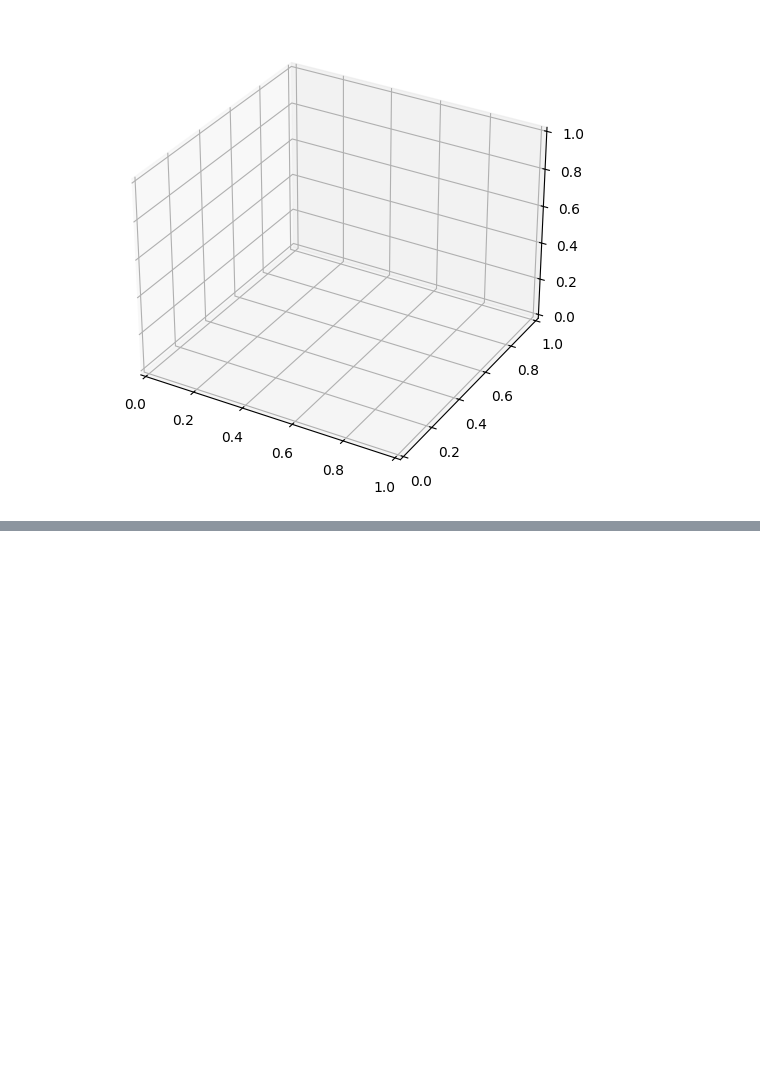
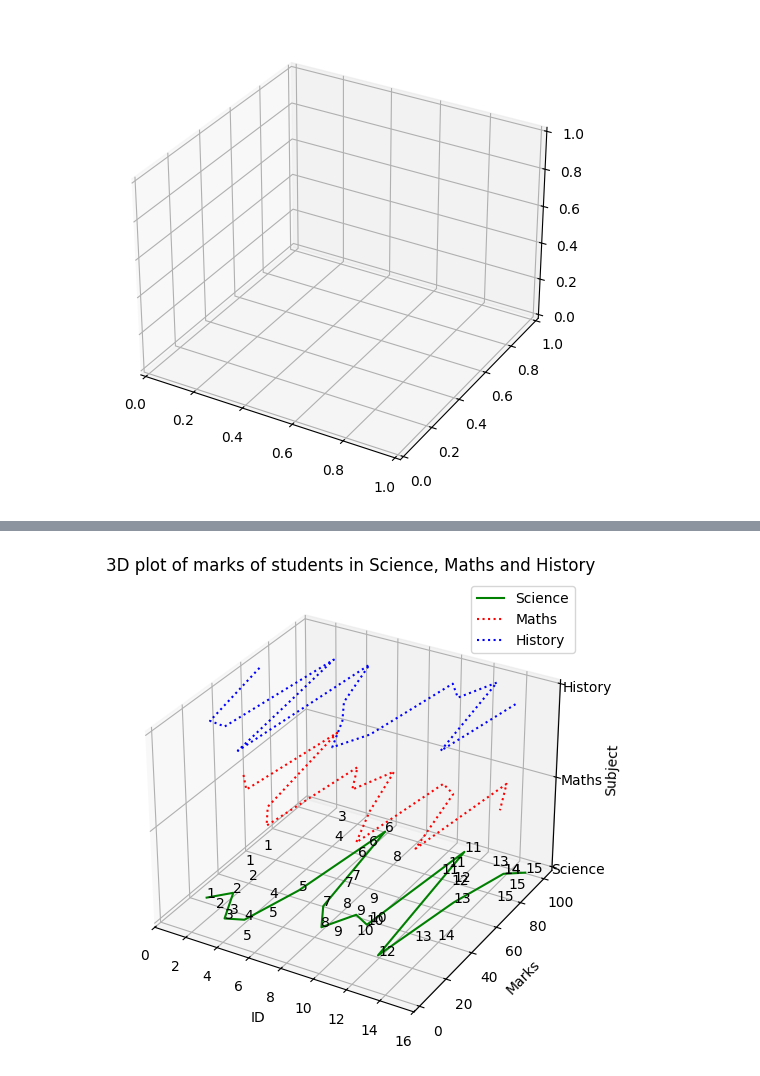
Before and after one commit to HimanshuHeda/Advance_Python, a Jupyter notebook: 3D _Axes.ipynb, the cells around one changed output, grey strips where cells are left out. Cells and saved outputs as stored; diff of their text form; code cells hidden in the pictures; blank space fills up the shorter version.

```diff
--- a/3D _Axes.ipynb
+++ b/3D _Axes.ipynb
@@ -38,0 +65,29 @@ plt.show()
+# %%
+z_sci = np.zeros(len(data['id']))
+z_math = np.ones(len(data['id']))
+z_hist = np.full(len(data['id']),2)
+
+fig = plt.figure(figsize=(8,6))
+ax = fig.add_subplot(111,projection='3d')
+
+ax.plot(data['id'],data['Science'],z_sci,color='green',label='Science')
+ax.plot(data['id'],data['Maths'],z_math,color='red',linestyle='dotted',label='Maths')
+ax.plot(data['id'],data['History'],z_hist,color='blue',linestyle='dotted',label='History')
+
+ax.set_xlabel("ID")
+ax.set_ylabel("Marks")
+ax.set_zlabel("Subject")
+
+for i in range(len(data['id'])):
+    ax.text(data['id'].values[i],data['Science'].values[i],z_sci[i],data['id'].values[i])
+    ax.text(data['id'].values[i],data['Maths'].values[i],z_sci[i],data['id'].values[i])
+    ax.text(data['id'].values[i],data['History'].values[i],z_sci[i],data['id'].values[i])
+
+ax.set_zticks([0,1,2])
+ax.set_zticklabels(['Science','Maths','History'])
+plt.title("3D plot of marks of students in Science, Maths and History")
+
+ax.legend()
+plt.show()
+# %% [output]
+[figure, added]
```
Also changed, not shown: parts of 3 cells of this notebook, 3 other files.
